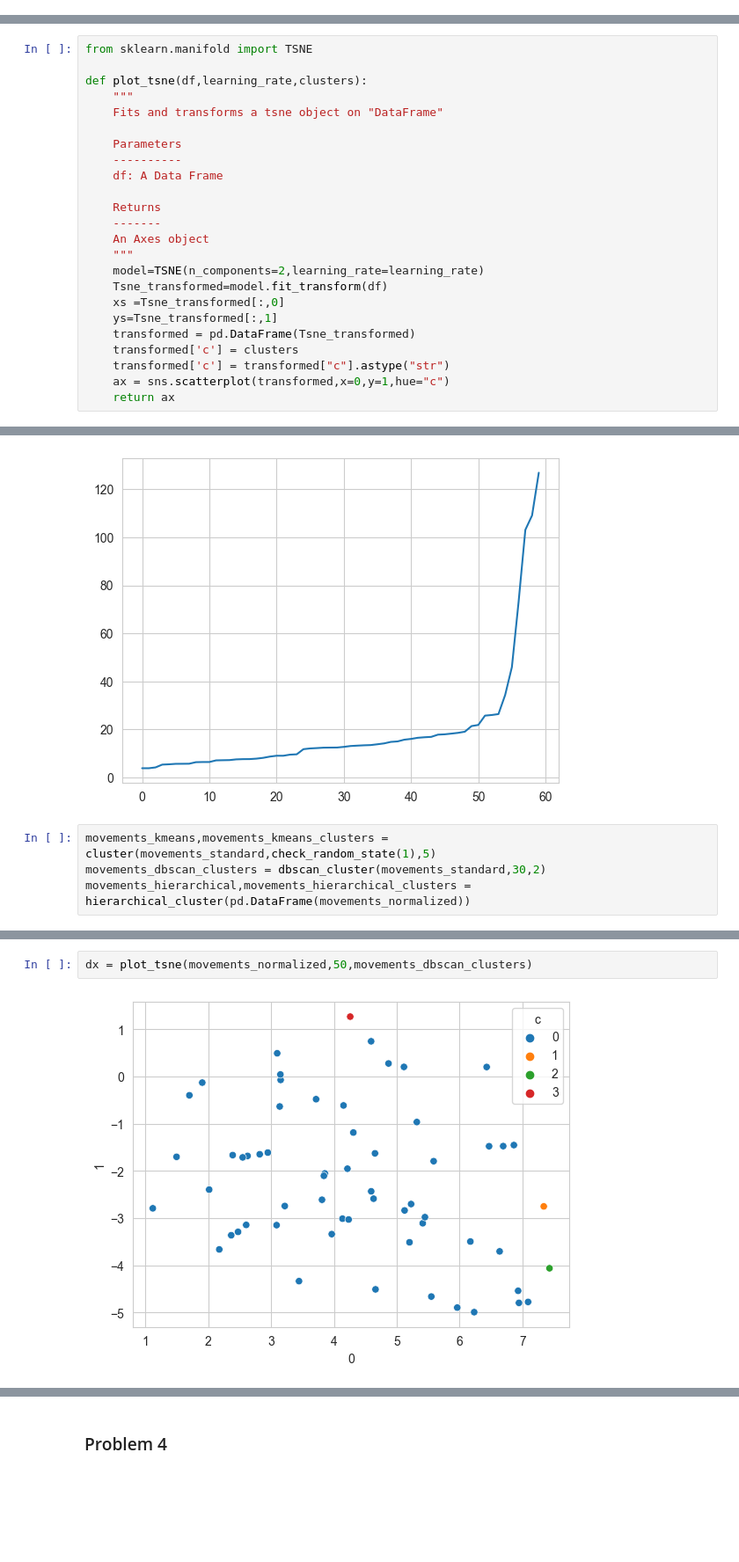
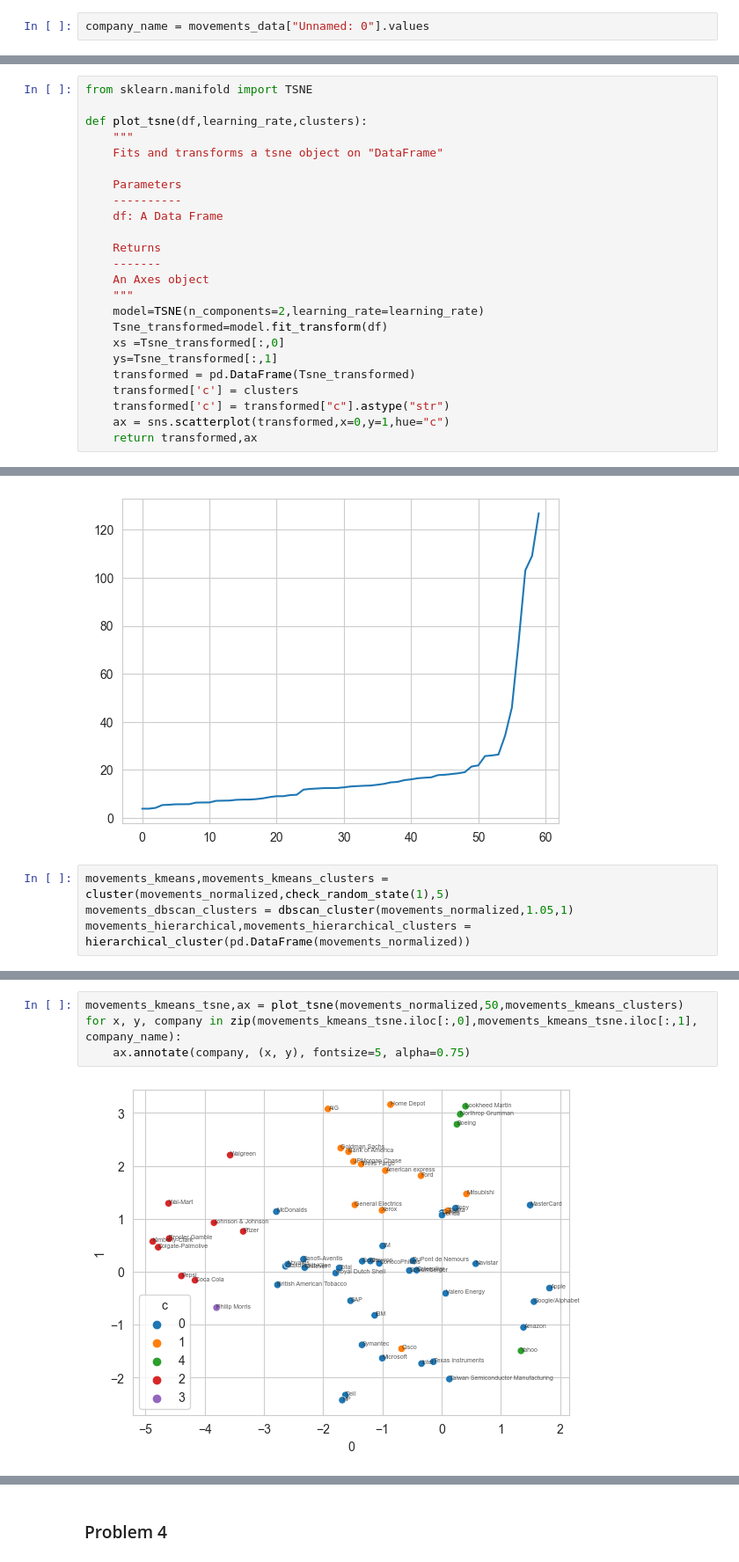
Before and after one commit to vishal-parameswaran/University-of-Chicago, a Jupyter notebook: Data Mining Principles/Assignment 2/Assignment_2_Srna.ipynb, the cells around one changed output, grey strips where cells are left out. Shown at 88% size. Drawn from its saved outputs; the diff is of its cells as text; blank space fills up the shorter version.

```diff
--- a/Data Mining Principles/Assignment 2/Assignment_2_Srna.ipynb
+++ b/Data Mining Principles/Assignment 2/Assignment_2_Srna.ipynb
@@ -985,2 +1009,4 @@ movements_data
+# %%
+company_name = movements_data["Unnamed: 0"].values
 # %% [markdown]
 Let us standardize the data. and view the PCA variances
@@ -1039,7 +1065,7 @@ def plot_tsne(df,learning_rate,clusters):
     transformed['c'] = clusters
     transformed['c'] = transformed["c"].astype("str")
     ax = sns.scatterplot(transformed,x=0,y=1,hue="c")
-    return ax
+    return transformed,ax
 # %%
 movements_inertia = plot_inertia(movements_standard,1,60) #60 as the number of companies is 60
 # %% [output]
@@ -1049,8 +1075,8 @@ movements_nnn = plot_nnn(movements_standard)
 # %% [output]
 [figure]
 # %%
-movements_kmeans,movements_kmeans_clusters = cluster(movements_standard,check_random_state(1),5)
-movements_dbscan_clusters = dbscan_cluster(movements_standard,30,2)
+movements_kmeans,movements_kmeans_clusters = cluster(movements_normalized,check_random_state(1),5)
+movements_dbscan_clusters = dbscan_cluster(movements_normalized,1.05,1)
 movements_hierarchical,movements_hierarchical_clusters = hierarchical_cluster(pd.DataFrame(movements_normalized))
 # %%
 np.unique(movements_dbscan_clusters)
@@ -1063,4 +1086,6 @@ ax = plot_tsne(movements_normalized,50,movements_kmeans_clusters)
-# %%
-dx = plot_tsne(movements_normalized,50,movements_dbscan_clusters)
-# %% [output]
-[figure, removed]
+# %%
+movements_kmeans_tsne,ax = plot_tsne(movements_normalized,50,movements_kmeans_clusters)
+for x, y, company in zip(movements_kmeans_tsne.iloc[:,0],movements_kmeans_tsne.iloc[:,1], company_name):
+    ax.annotate(company, (x, y), fontsize=5, alpha=0.75)
+# %% [output]
+[figure, added]
```
Also changed, not shown: parts of 14 cells of this notebook, 1 other file.
